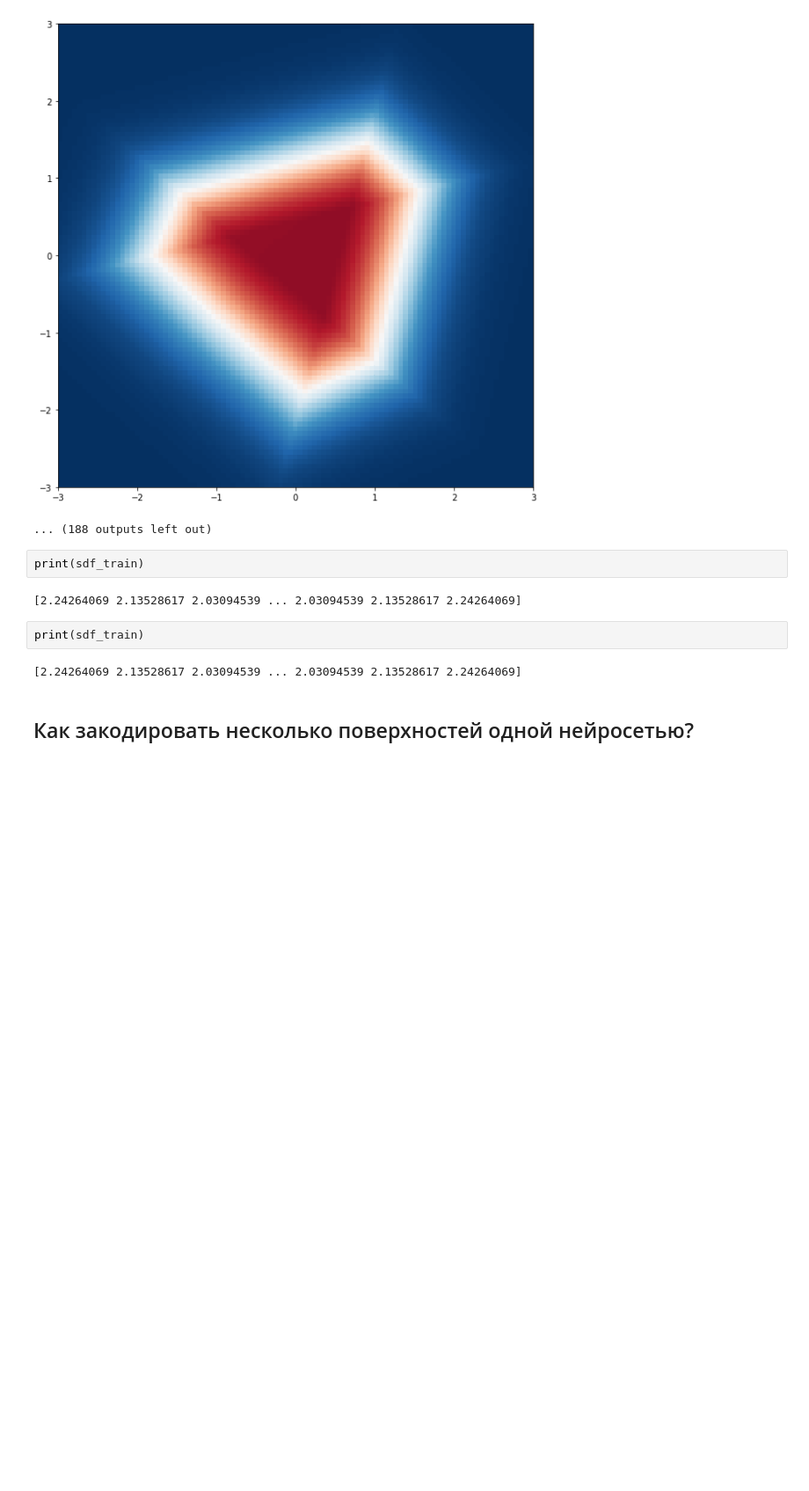
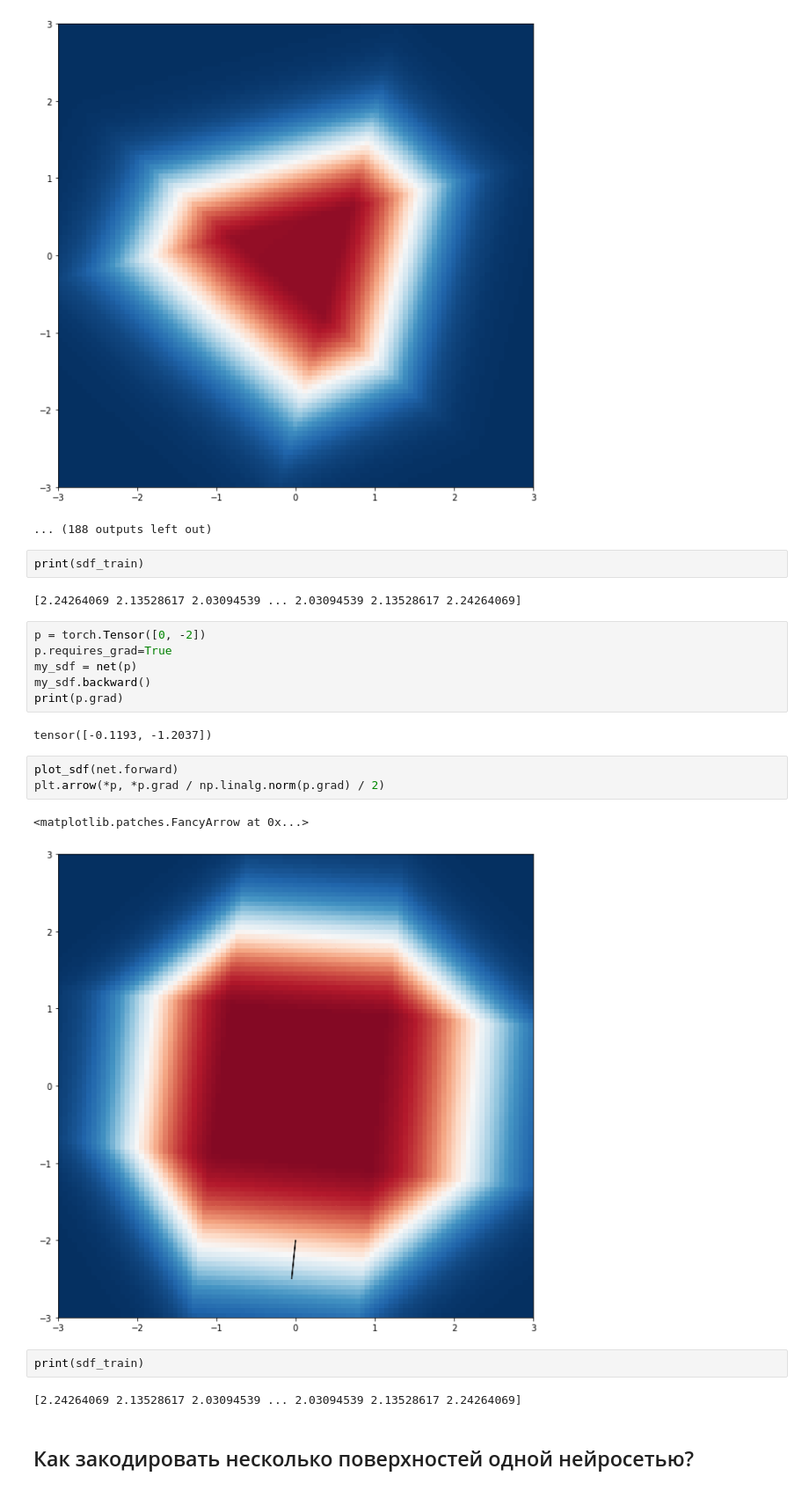
Before and after one commit to Oktosha/DeepSDF-explained, a Jupyter notebook: deepSDF-explained.ipynb, the cells around one changed output. Shown at 88% size. Cells and saved outputs as stored; diff of their text form; blank space fills up the shorter version.

```diff
--- a/deepSDF-explained.ipynb
+++ b/deepSDF-explained.ipynb
@@ -280,6 +280,20 @@ Epoch: 50 Loss: 0.33482369780540466
 print(sdf_train)
 # %% [output]
 [2.24264069 2.13528617 2.03094539 ... 2.03094539 2.13528617 2.24264069]
+# %%
+p = torch.Tensor([0, -2])
+p.requires_grad=True
+my_sdf = net(p)
+my_sdf.backward()
+print(p.grad)
+# %% [output]
+tensor([-0.1193, -1.2037])
+# %%
+plot_sdf(net.forward)
+plt.arrow(*p, *p.grad / np.linalg.norm(p.grad) / 2)
+# %% [output]
+<matplotlib.patches.FancyArrow at 0x...>
+[figure, added]
 # %%
 print(sdf_train)
 # %% [output]
```
